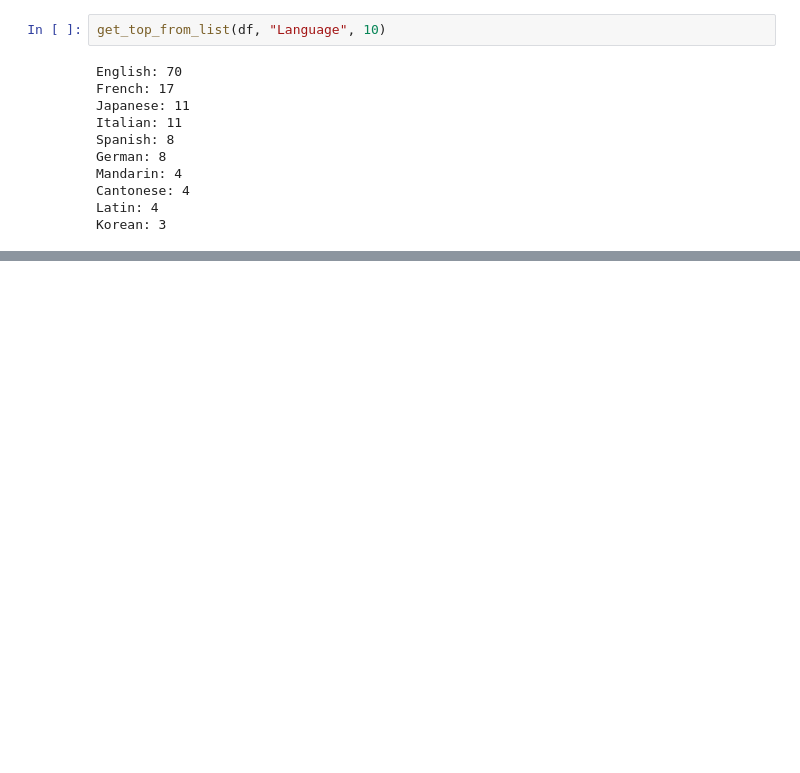
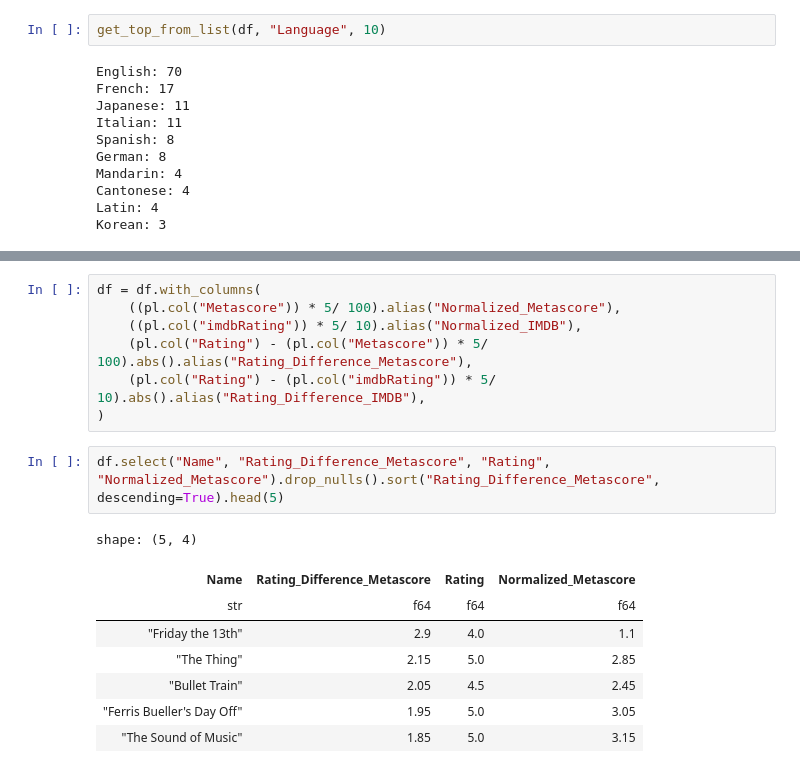
Before and after one commit to mameli/letterboxd_wrapped, a Jupyter notebook: playground.ipynb, the cells around one changed output, grey strips where cells are left out. Drawn from its saved outputs; the diff is of its cells as text; blank space fills up the shorter version.

```diff
--- a/playground.ipynb
+++ b/playground.ipynb
@@ -263,0 +301,18 @@ Korean: 3
+# %%
+df = df.with_columns(
+    ((pl.col("Metascore")) * 5/ 100).alias("Normalized_Metascore"),
+    ((pl.col("imdbRating")) * 5/ 10).alias("Normalized_IMDB"),
+    (pl.col("Rating") - (pl.col("Metascore")) * 5/ 100).abs().alias("Rating_Difference_Metascore"),
+    (pl.col("Rating") - (pl.col("imdbRating")) * 5/ 10).abs().alias("Rating_Difference_IMDB"),
+)
+# %%
+df.select("Name", "Rating_Difference_Metascore", "Rating", "Normalized_Metascore").drop_nulls().sort("Rating_Difference_Metascore", descending=True).head(5)
+# %% [output]
+shape: (5, 4)
+| Name | Rating_Difference_Metascore | Rating | Normalized_Metascore |
+| str | f64 | f64 | f64 |
+| "Friday the 13th" | 2.9 | 4.0 | 1.1 |
+| "The Thing" | 2.15 | 5.0 | 2.85 |
+| "Bullet Train" | 2.05 | 4.5 | 2.45 |
+| "Ferris Bueller's Day Off" | 1.95 | 5.0 | 3.05 |
+| "The Sound of Music" | 1.85 | 5.0 | 3.15 |
```
Also changed, not shown: parts of 9 cells of this notebook.
